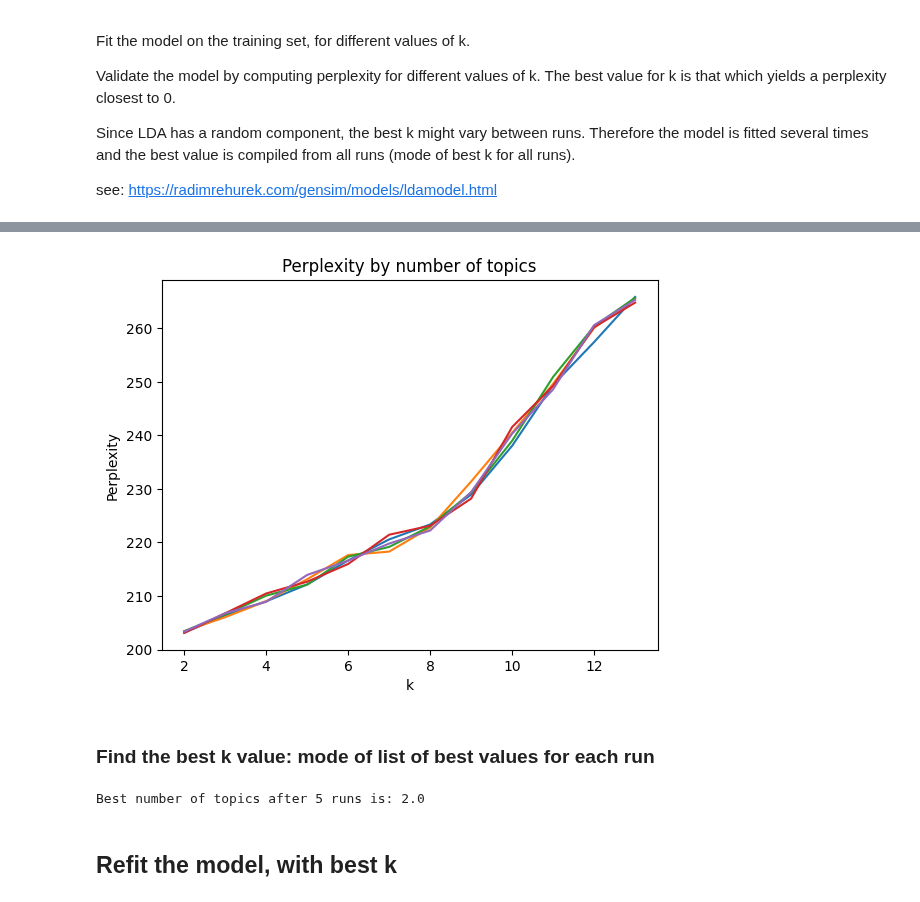
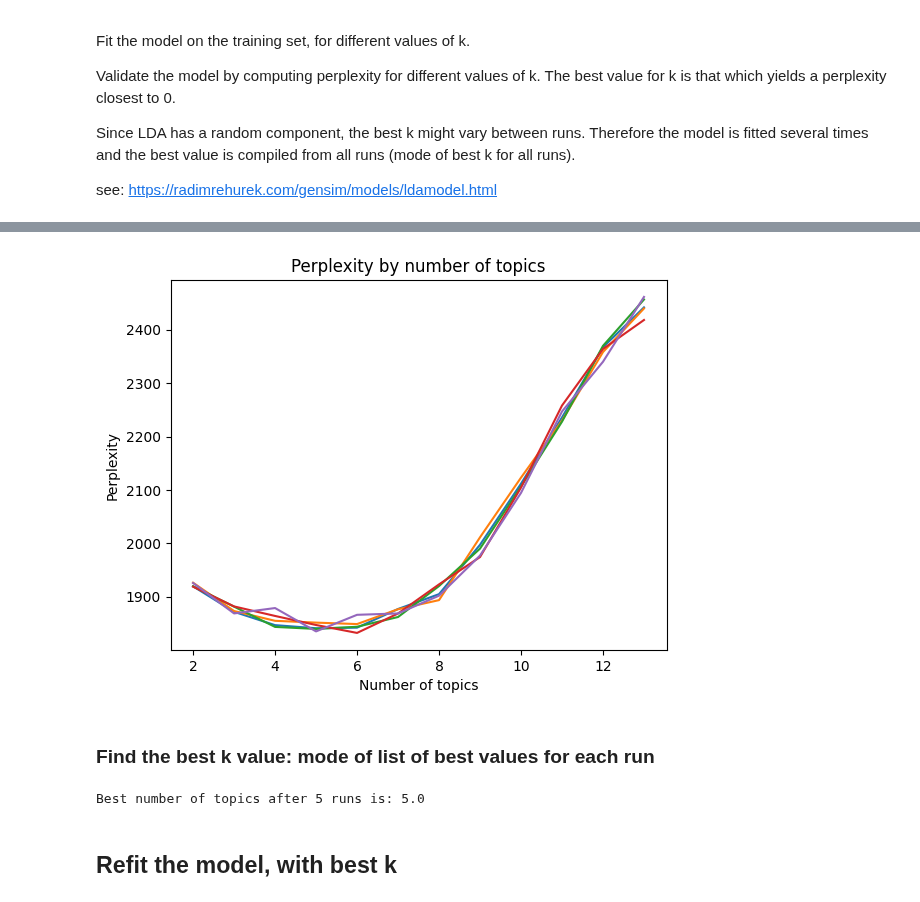
Before and after one commit to aot29/arxiv_exploratory, a Jupyter notebook: v2/01_Train_model.ipynb, the cells around one changed output, grey strips where cells are left out. Drawn from its saved outputs; the diff is of its cells as text; code cells hidden in the pictures.

Commit message:
Compute dictionary and corpus in notebook 00, train model using train and validate corpus

```diff
--- a/v2/01_Train_model.ipynb
+++ b/v2/01_Train_model.ipynb
@@ -43,14 +23,0 @@ Reserve 10% of the texts for computing perplexity when fitting the model's k-par
-# %%
-texts = tok.clean(arxiv_nlp['abstract'])
-dictionary = tok.make_dictionary(texts)
-
-# use chunk for evaluating perplexity
-arxiv_nlp_train, chunk = train_test_split(arxiv_nlp, test_size=0.1)
-
-# tokenize
-texts = tok.clean(arxiv_nlp_train['abstract'])
-corpus = tok.make_corpus(dictionary, texts)
-
-# tokenize chunk
-texts_chunk = tok.clean(chunk['abstract'])
-corpus_chunk = tok.make_corpus(dictionary, texts_chunk)
@@ -57,3 +27,12 @@ corpus_chunk = tok.make_corpus(dictionary, texts_chunk)
+# %%
+with open('../data/dictionary.pickle', 'rb') as handle:
+    dictionary = pickle.load(handle)
+
+with open('../data/corpus_train.pickle', 'rb') as handle:
+    corpus_train = pickle.load(handle)
+
+with open('../data/corpus_validate.pickle', 'rb') as handle:
+    corpus_validate = pickle.load(handle)
 # %% [markdown]
 ## Fit the LDA model
 Fit the model on the training set, for different values of k.
@@ -76,9 +55,9 @@ for run in range(max_runs):
     num_topics = []
     for k in range(min_k, max_k + min_k):
         # Define the LDA model
-        ldamodel = gensim.models.ldamodel.LdaModel(corpus, num_topics=k, id2word=dictionary, passes=15)
+        ldamodel = gensim.models.ldamodel.LdaModel(corpus_train, num_topics=k, id2word=dictionary, passes=15)
         num_topics.append(k)
-        px.append(ldamodel.log_perplexity(corpus_chunk))
+        px.append(ldamodel.log_perplexity(corpus_validate))
     perplexity.append(pd.DataFrame.from_dict({'k': num_topics, 'val': px}))
 # %% [output]
 Run 1 / 5
@@ -95,12 +134,12 @@ $$perplexity = 2^{-bound}$$
 # %%
 for run in range(max_runs):
-    plt.plot(perplexity[run].k, 2**(-perplexity[run].val))
+    plt.plot(perplexity[run].k, np.exp(-perplexity[run].val))
 plt.title("Perplexity by number of topics")
-plt.xlabel("k")
+plt.xlabel("Number of topics")
 plt.ylabel("Perplexity")
 plt.show()
 # %% [output]
-[figure, old version]
+[figure, new version]
 # %% [markdown]
 ### Find the best k value: mode of list of best values for each run
 # %%
@@ -112,7 +151,7 @@ for run in range(max_runs):
 best_k = statistics.mode(best_k_runs)
 print(f"Best number of topics after {max_runs} runs is: {best_k}")
 # %% [output]
-Best number of topics after 5 runs is: 2.0
+Best number of topics after 5 runs is: 5.0
 # %% [markdown]
 ## Refit the model, with best k
 # %%
```
Also changed, not shown: parts of 13 cells of this notebook, 2 other files.
